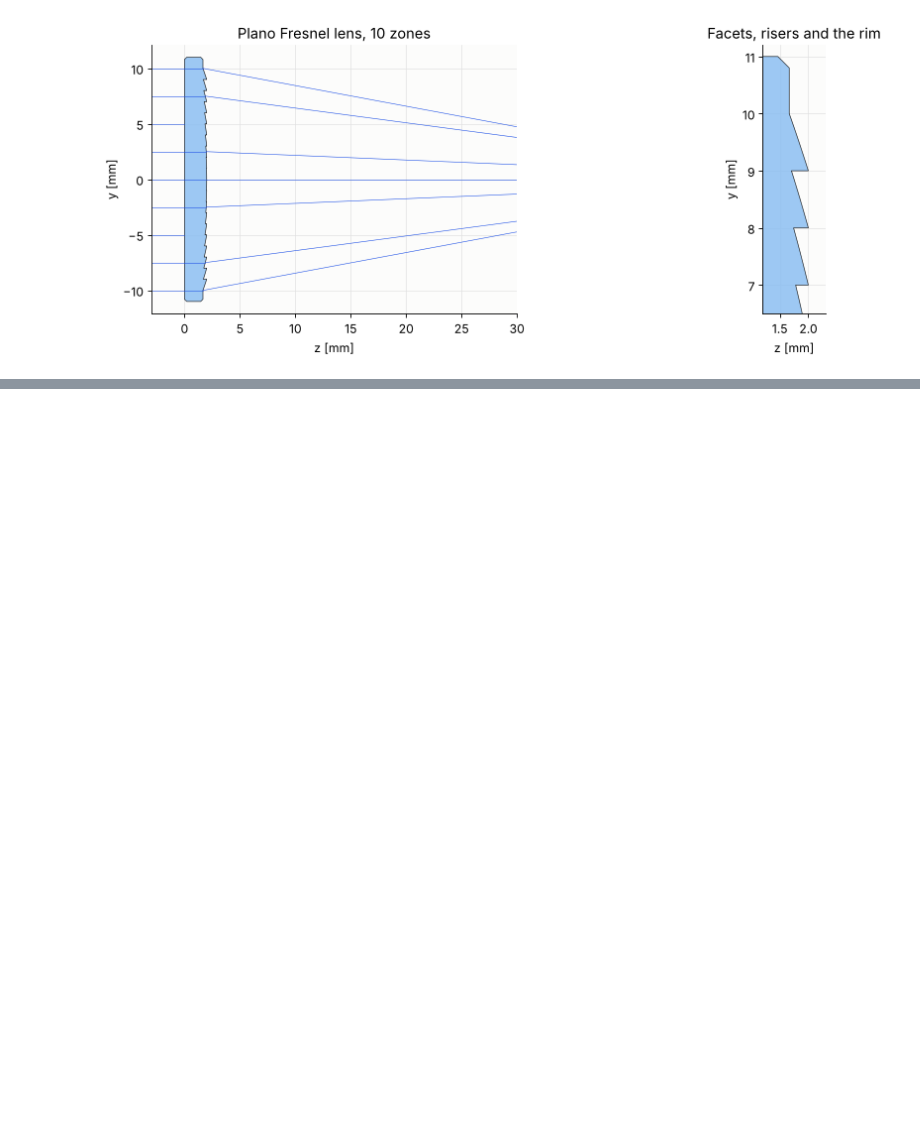
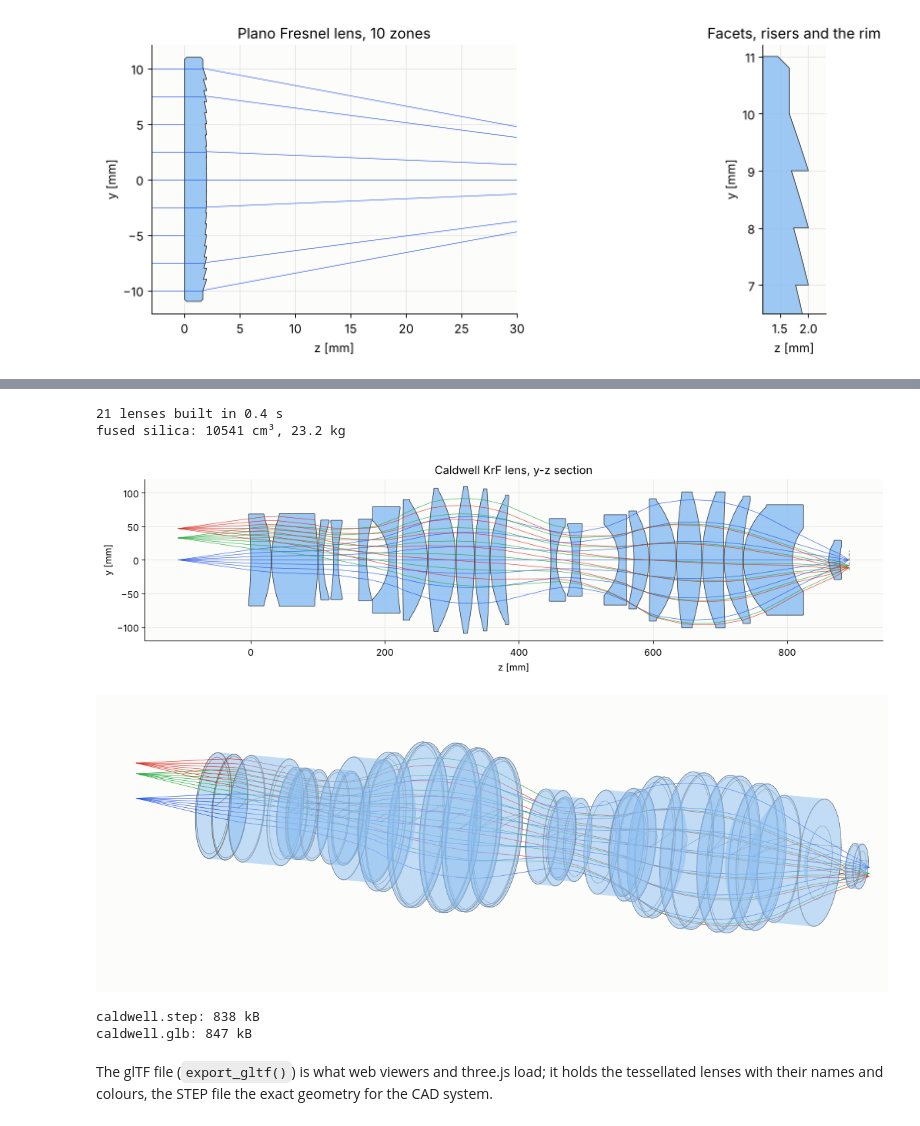
Before and after one commit to EMinsight/pyoptics, a Jupyter notebook: notebooks/162_cad_export_lens_systems.ipynb, the cells around one changed output, grey strips where cells are left out. Drawn from its saved outputs; the diff is of its cells as text; code cells hidden in the pictures; blank space fills up the shorter version.

```diff
--- a/notebooks/162_cad_export_lens_systems.ipynb
+++ b/notebooks/162_cad_export_lens_systems.ipynb
@@ -323,3 +338,43 @@ fig.tight_layout()
+# %%
+caldwell = rt.caldwell_krf_lens()
+t = time.time()
+litho = cad.system_model(caldwell, fields=[0.0, 0.7*caldwell.max_field, caldwell.max_field],
+                         n_rays=7, ray_start=0, mechanics=cad.Mechanics(margin=3.0, bevel=0.5))
+print("{} lenses built in {:.1f} s".format(len(litho.lenses), time.time() - t))
+glass = sum(lens.volume for lens in litho.lenses)
+print("fused silica: {:.0f} cm³, {:.1f} kg".format(glass/1e3, 2.201e-6*glass))
+
+fig, ax = plt.subplots(figsize=(13, 4.2))
+cad.plot_section(litho, ax)
+ax.set_title("Caldwell KrF lens, y-z section")
+fig.tight_layout()
+plt.show()
+
+# matplotlib fits the 3D box into a square: a square axes as wide as the
+# figure, of which the figure shows the middle band
+fig = plt.figure(figsize=(12, 4.5))
+ax = fig.add_axes([0, 0.5 - 12/4.5/2, 1, 12/4.5], projection="3d")
+cad.plot_3d(litho, ax, elev=15, azim=-70)
+buf = io.BytesIO()
+fig.savefig(buf, format="png", dpi=100)  # without the inline backend's tight box
+plt.close(fig)
+display(Image(buf.getvalue()))
+
+for name, writer in [("caldwell.step", cad.export_step), ("caldwell.glb", cad.export_gltf)]:
+    path = os.path.join(OUT, name)
+    writer(litho, path)
+    print("{}: {:.0f} kB".format(name, os.path.getsize(path)/1e3))
+# %% [output]
+21 lenses built in 0.4 s
+fused silica: 10541 cm³, 23.2 kg
+[figure, added]
+[figure, added]
+caldwell.step: 838 kB
+caldwell.glb: 847 kB
+# %% [markdown]
+The glTF file (`export_gltf()`) is what web viewers and three.js load; it
+holds the tessellated lenses with their names and colours, the STEP file
+the exact geometry for the CAD system.
 # %% [markdown]
 ## Summary
 
```
Also changed, not shown: parts of 8 cells of this notebook, 3 other files.
